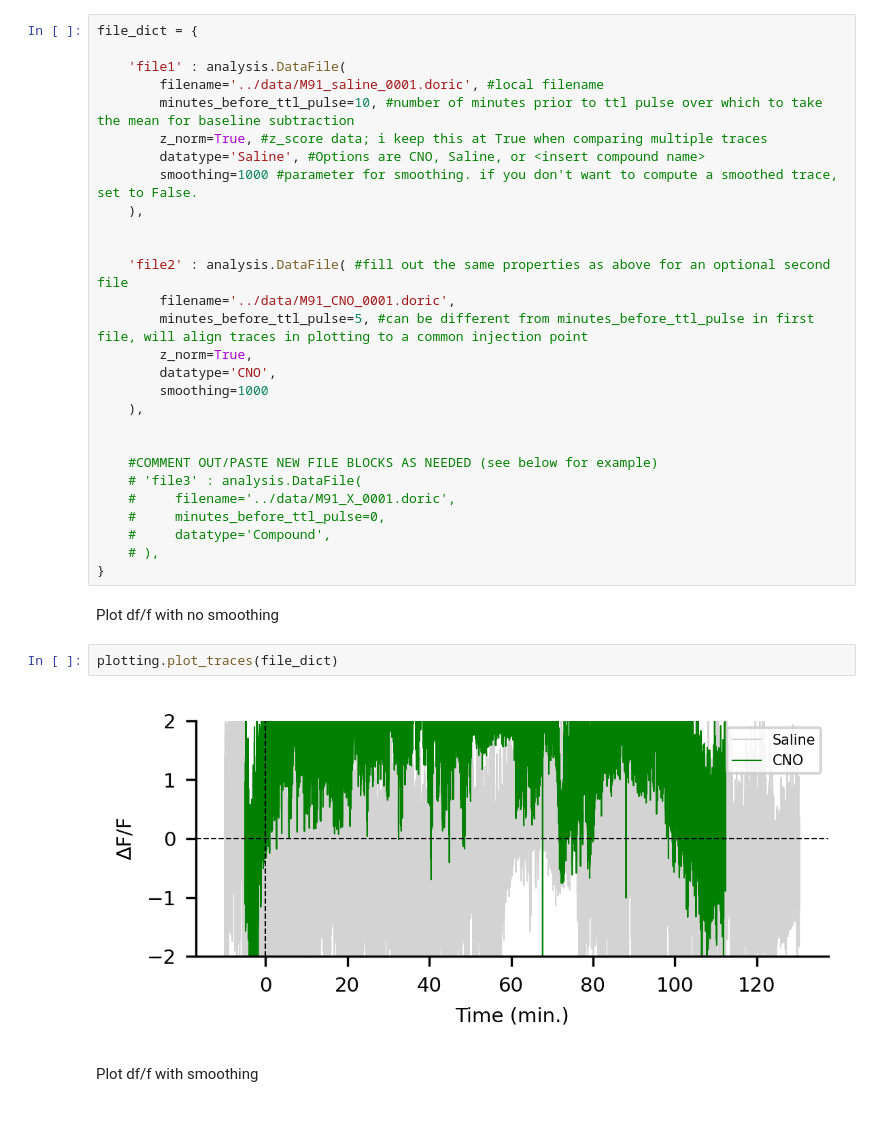
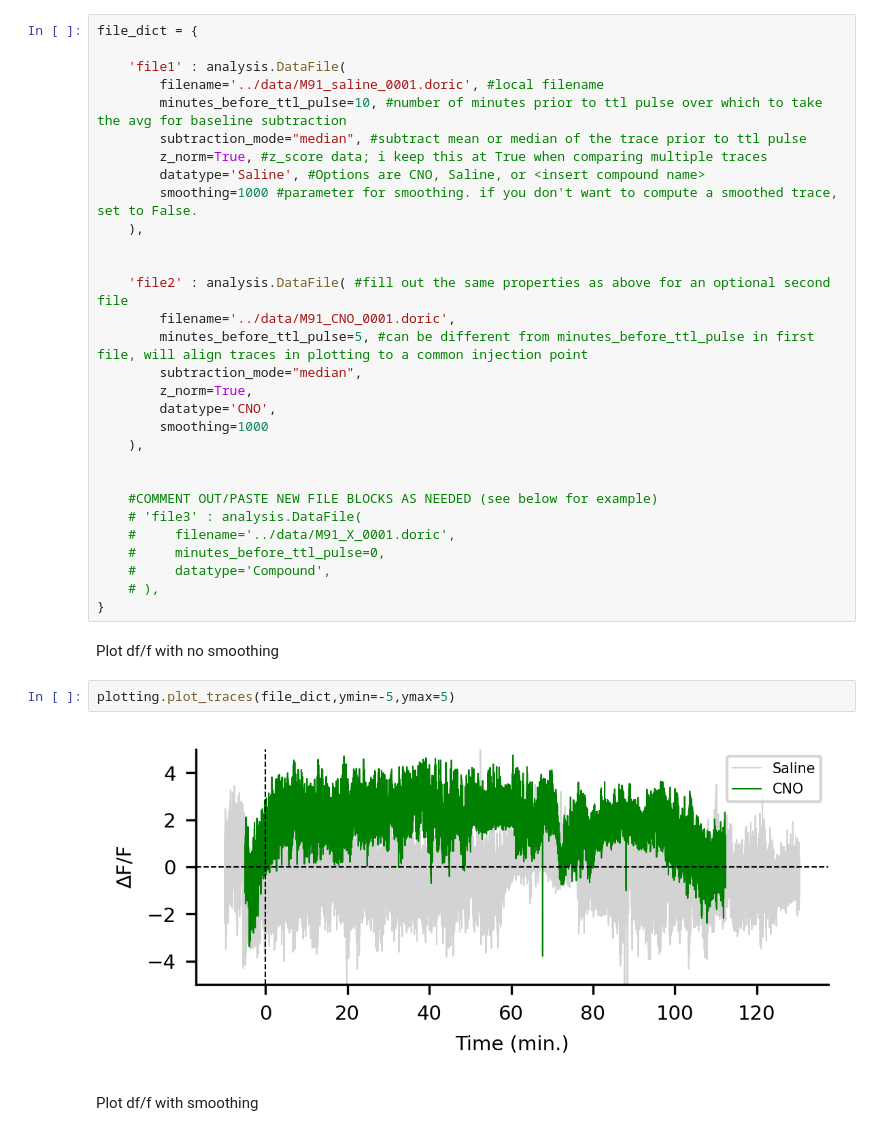
Before and after one commit to yemabio/photometry, a Jupyter notebook: scripts/analyze.ipynb, the cells around one changed output. Drawn from its saved outputs; the diff is of its cells as text.

Commit message:
add median subtraction

```diff
--- a/scripts/analyze.ipynb
+++ b/scripts/analyze.ipynb
@@ -24,7 +24,8 @@ file_dict = {
 
     'file1' : analysis.DataFile(
         filename='../data/M91_saline_0001.doric', #local filename
-        minutes_before_ttl_pulse=10, #number of minutes prior to ttl pulse over which to take the mean for baseline subtraction
+        minutes_before_ttl_pulse=10, #number of minutes prior to ttl pulse over which to take the avg for baseline subtraction
+        subtraction_mode="median", #subtract mean or median of the trace prior to ttl pulse
         z_norm=True, #z_score data; i keep this at True when comparing multiple traces
         datatype='Saline', #Options are CNO, Saline, or <insert compound name>
         smoothing=1000 #parameter for smoothing. if you don't want to compute a smoothed trace, set to False.
@@ -34,6 +35,7 @@ file_dict = {
     'file2' : analysis.DataFile( #fill out the same properties as above for an optional second file
         filename='../data/M91_CNO_0001.doric',
         minutes_before_ttl_pulse=5, #can be different from minutes_before_ttl_pulse in first file, will align traces in plotting to a common injection point
+        subtraction_mode="median",
         z_norm=True,
         datatype='CNO',
         smoothing=1000
@@ -50,9 +52,9 @@ file_dict = {
 # %% [markdown]
 Plot df/f with no smoothing
 # %%
-plotting.plot_traces(file_dict)
+plotting.plot_traces(file_dict,ymin=-5,ymax=5)
 # %% [output]
-[figure, old version]
+[figure, new version]
 # %% [markdown]
 Plot df/f with smoothing
 # %%
```
Also changed, not shown: parts of 1 cell of this notebook, 1 other file.
